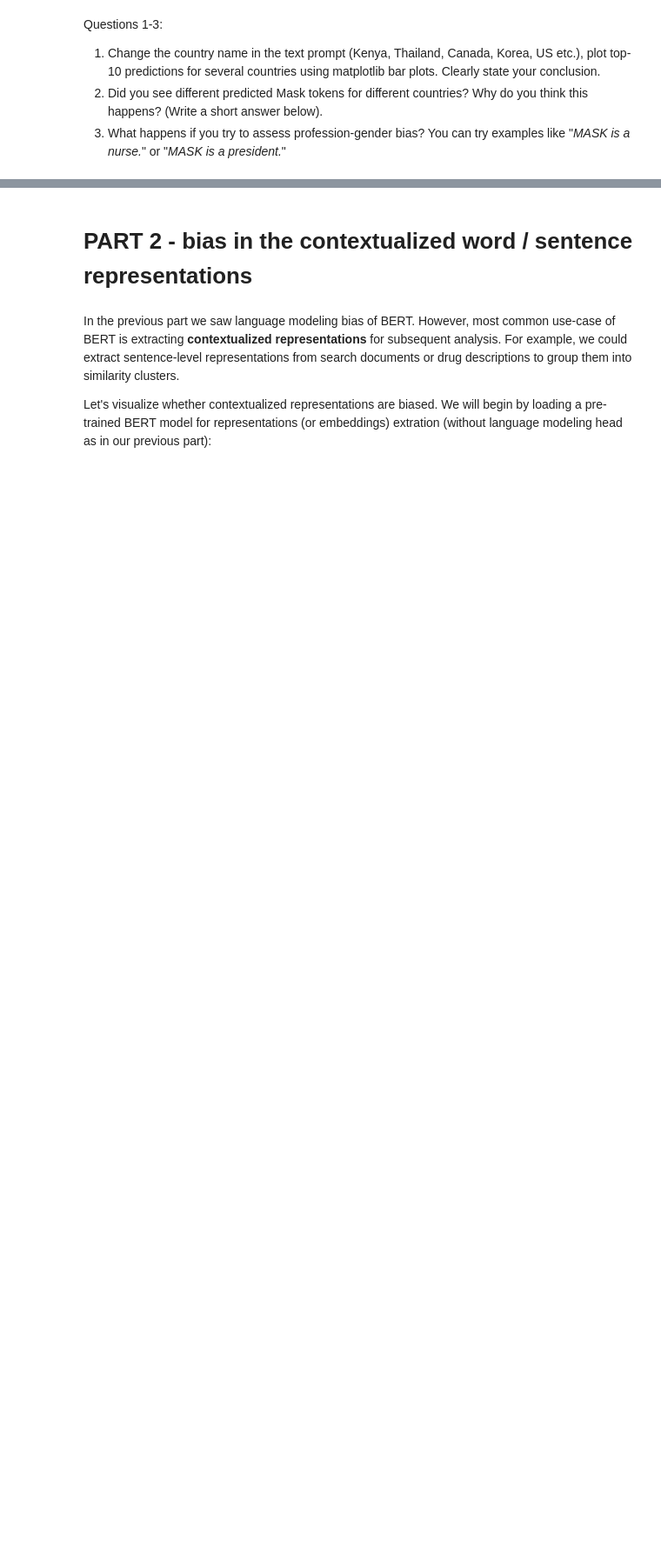
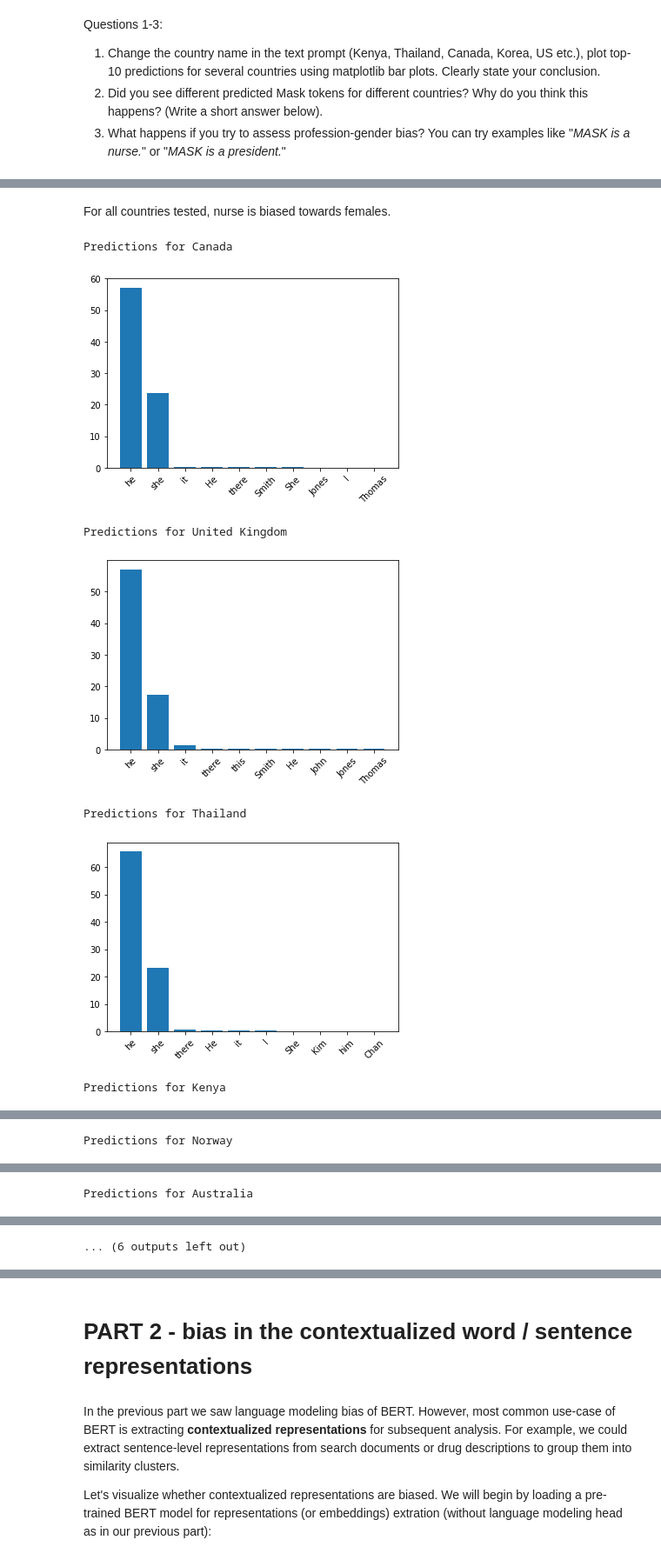
Before and after one commit to A00447694/Vector-Workshop, a Jupyter notebook: CRA_Summer_2022_Assignment1_bias_in_NLP.ipynb, the cells around one changed output, grey strips where cells are left out. Shown: that part at 87% size. Drawn from its saved outputs; the diff is of its cells as text; code cells hidden in the pictures; blank space fills up the shorter version.

```diff
--- a/CRA_Summer_2022_Assignment1_bias_in_NLP.ipynb
+++ b/CRA_Summer_2022_Assignment1_bias_in_NLP.ipynb
@@ -89,0 +198,16 @@ Questions 1-3:
+# %% [markdown]
+For all countries tested, nurse is biased towards females.
+# %%
+country_list = ['Canada', 'United Kingdom', 'Thailand', 'Kenya', 'Norway', 'Australia', 'Thailand', 'Korea', 'US']
+
+for country in country_list:
+  print(f"Predictions for {country}")
+  predict_mask_words(f"In {country}, [MASK] is a doctor.")
+# %% [output]
+Predictions for Canada
+[figure, added]
+Predictions for United Kingdom
+[figure, added]
+Predictions for Thailand
+[figure, added]
+Predictions for Kenya
@@ -89,0 +215 @@ Questions 1-3:
+Predictions for Norway
@@ -89,0 +217 @@ Questions 1-3:
+Predictions for Australia
@@ -89,0 +219 @@ Questions 1-3:
+... (6 outputs left out)
```
Also changed, not shown: parts of 11 cells of this notebook.
